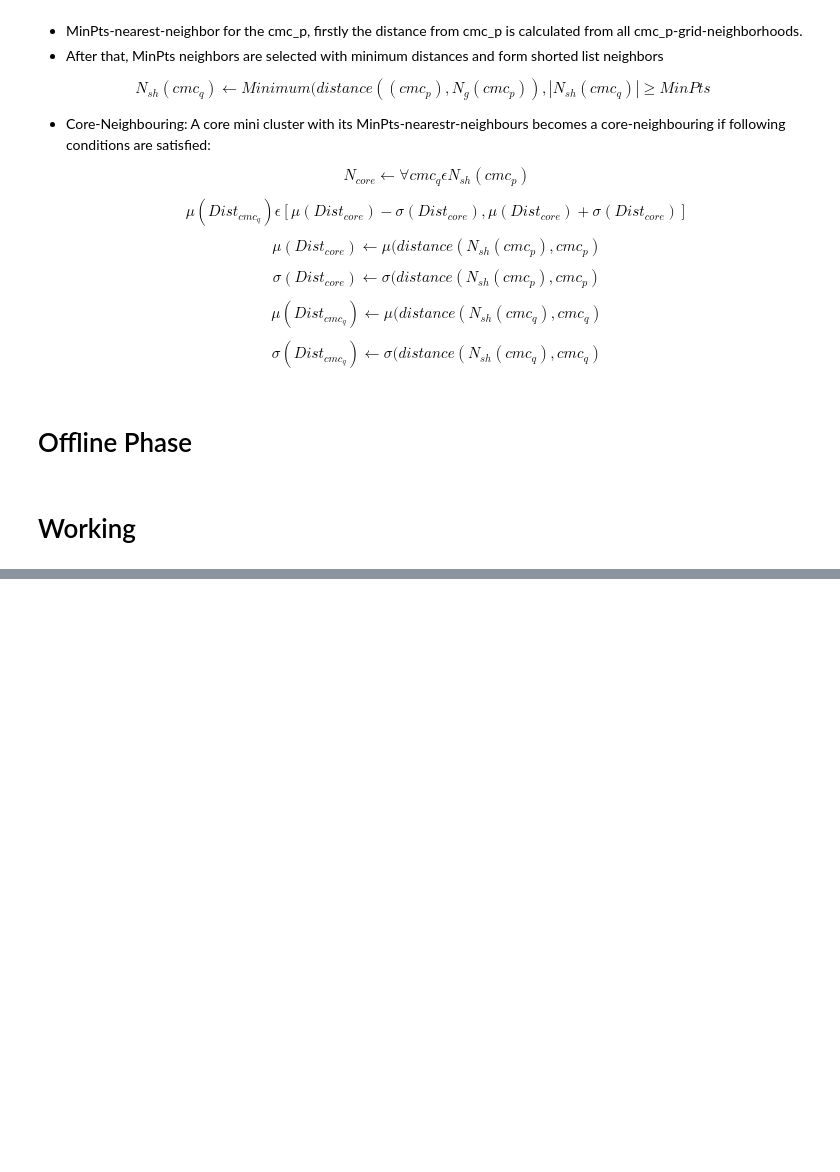
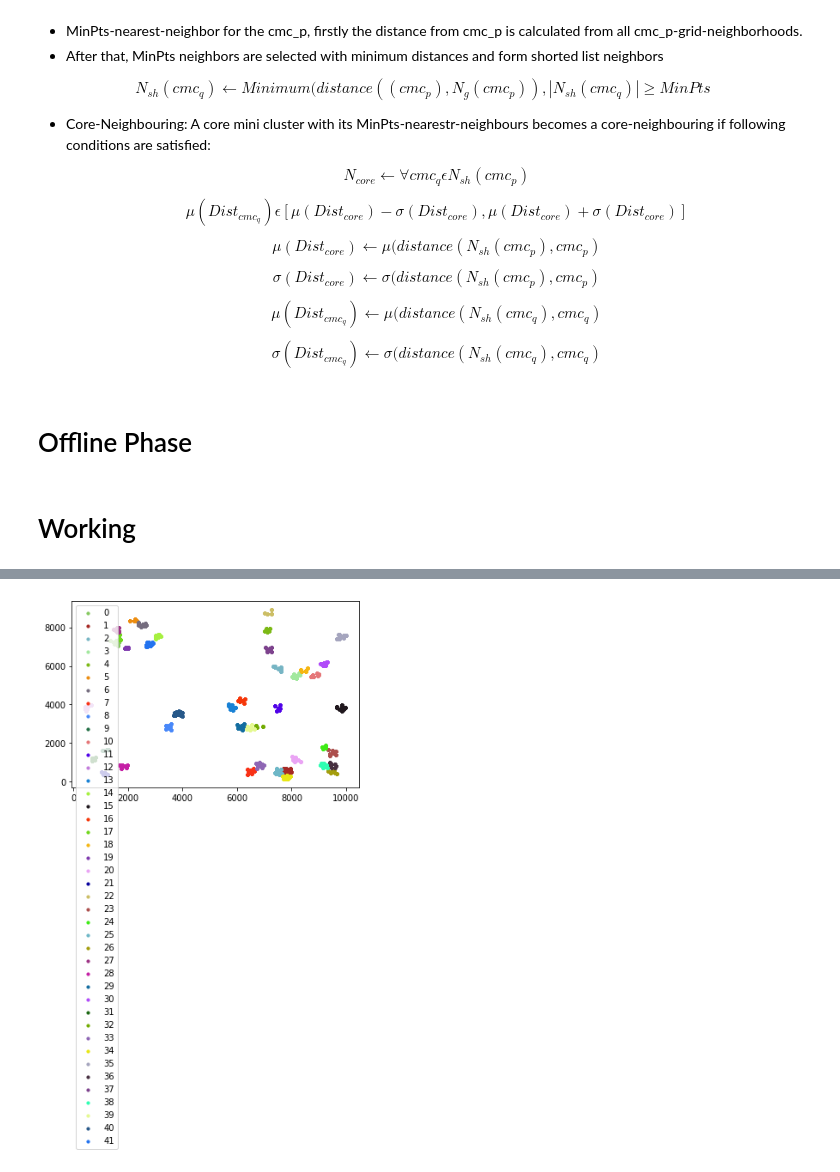
Before and after one commit to BlackDChase/MuDi-Stream, a Jupyter notebook: MuDi Clustering.ipynb, the cells around one changed output, grey strips where cells are left out. Saved outputs shown, nothing was run; the diff lists cells and outputs as text; code cells hidden in the pictures; blank space fills up the shorter version.

Commit message:
Fixed #6, Fixed #8, Man Bugs squashed to death, plotting but Offline is not as good.

```diff
--- a/MuDi Clustering.ipynb
+++ b/MuDi Clustering.ipynb
@@ -24,18 +24,17 @@ Data is min normalised b/w [mini,maxi]
 
 minPts is min. required neighbors around a grid (for min point DBSCAN)
 """
-lamda = 0.3
+lamda = 0.125
 log.info(f"Lambda = {lamda}")
-gridGranuality = 25
+gridGranuality = 30
 log.info(f"gridGranuality = {gridGranuality}")
 dimension = 2
 log.info(f"Dimension = {dimension}")
 mini = 0
 maxi = 9999
 log.info(f"ValueRange = {mini}-{maxi}")
-alpha = 0.6
+alpha = 0.2
 log.info(f"alpha = {alpha}")
-
 factor = (maxi-mini+1)/gridGranuality
 log.info(f"Factor = {factor}")
 
@@ -50,3 +49,10 @@ log.info(f"Min number of cmc for Cluster = {minPts}")
 
 t_pt = ceil(1/(lamda*log2(alpha/(alpha-1+2**(-lamda)))))
 log.info(f"Pruning Time = {t_pt}")
+
+"""
+lamda=0.25
+mpts=3
+alpha=0.15
+gridGranuality=30
+#"""
@@ -320,10 +308,10 @@ class Cluster:
     def has(self,cmc):
         return cmc in self._cmcList.keys()
 
-    def getPoint(self,cmc):
+    def getGrid(self,cmc):
         return self._cmcList[cmc]
 
-    def addPoint(self,cmc):
+    def addGrid(self,cmc):
         if cmc not in self._cmcList:
             cmc.cluster=self.name
             self._cmcList[cmc]=cmc
@@ -332,16 +320,8 @@ class Cluster:
     def union(self,cluster):
         l = len(self)
         for cmc in cluster:
-            self.addPoint(cluster.getPoint(cmc))
+            self.addGrid(cluster.getGrid(cmc))
         log.debug(f"Length of cluster in union {l}->{len(self)}")
-
-    def calDistance(self,x,y):
-        dst=0.0
-        for idx in range(dimension):
-            dst+=(x[idx]-y[idx])**2
-        dst=dst**(0.5)
-        log.debug(f"Distance {x},{y} is {dst}")
-        return dst
 
     def sigma(self,cmc_center,minpts_neighbours):
         mean=self.mu(cmc_center,minpts_neighbours)
@@ -351,10 +331,10 @@ class Cluster:
         distance_list=[]
         length=dimension
 
-        for points in minpts_neighbours:
+        for grid in minpts_neighbours:
             dst=0.0
             distance_list.append(
-                self.calDistance(minpts_neighbours[points],cmc_center)
+                minpts_neighbours._cmcList[grid].getDistance(DataPoint(cmc_center,0))
             )
 
         sd=0.0
@@ -371,10 +351,10 @@ class Cluster:
         distance_list=[]
         length=dimension
 
-        for points in minpts_neighbours:
+        for grid in minpts_neighbours:
             dst=0.0
             distance_list.append(
-                calDistance(minpts_neighbours[points],cmc_center)
+                minpts_neighbours._cmcList[grid].getDistance(DataPoint(cmc_center,0))
             )
 
         mean=0.0
@@ -634,5 +602,6 @@ class Offline(Clusterer):
 online_component = Online()
 online_component.streamData(stream)
 cmc_list = online_component.getCMC()
-cmc_list
+for cmc in cmc_list:
+    print(cmc.location)
 # %% [output]
@@ -646,22 +671,23 @@ clusters
 # %%
 fig = plt.figure()
 ax = fig.add_subplot(111)
 
-for i in clusters:
-    cluster = clusters[i]
+for cluster in clusters:
     r = random.random()
     b = random.random()
     g = random.random()
     color = (r, g, b)
 
     x=[]
     y=[]
-    cmcs = cluster.getCmc()
+    cmcs = cluster._cmcList
     for cmc in cmcs:
         for points in cmc.storage:
             x.append(points.position[0])
             y.append(points.position[1])
     ax.scatter(x, y, s=10, c=color, label=cluster.name)
 
 plt.legend(loc='upper left');
 plt.show()
+# %% [output]
+[figure, added]
```
Also changed, not shown: parts of 7 cells of this notebook.
